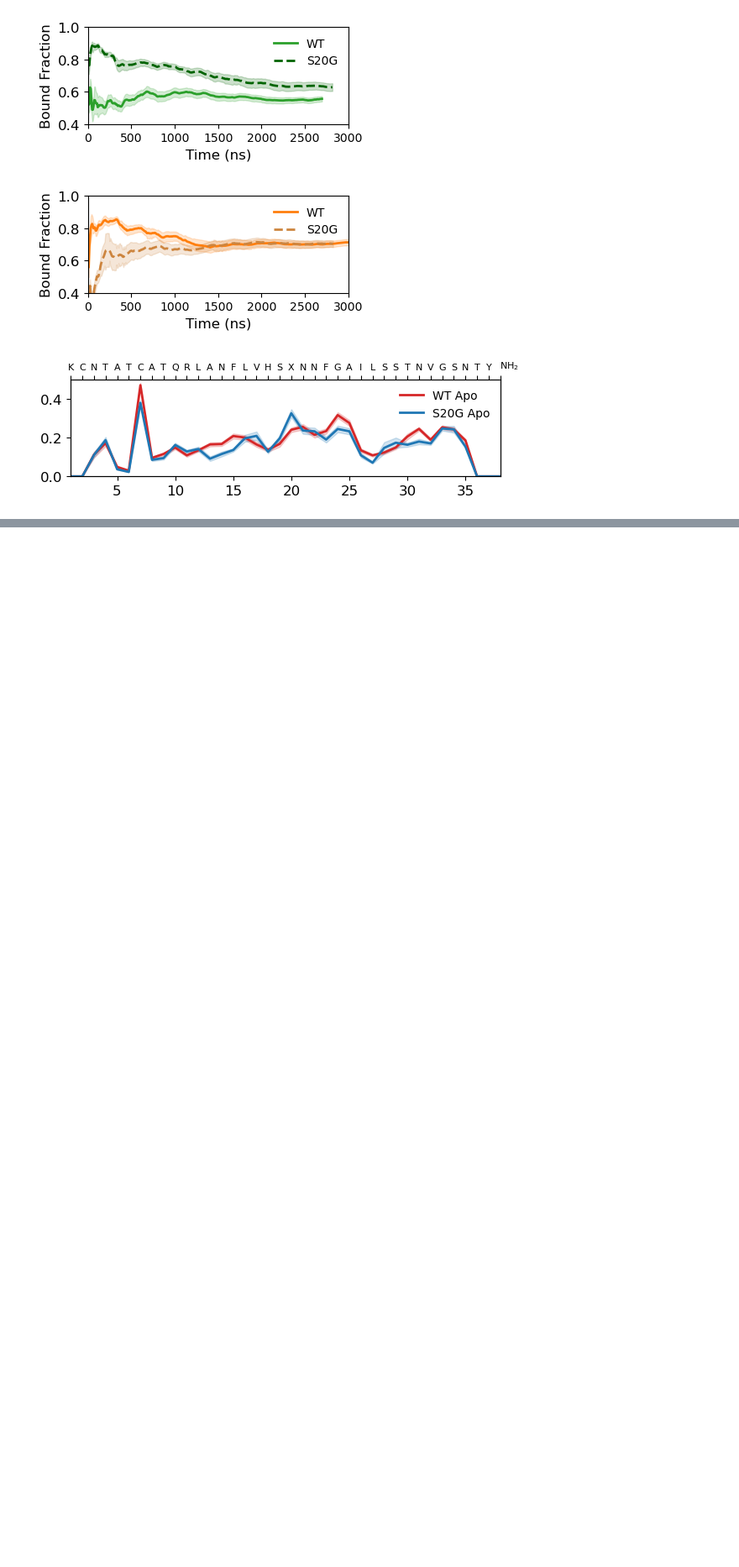
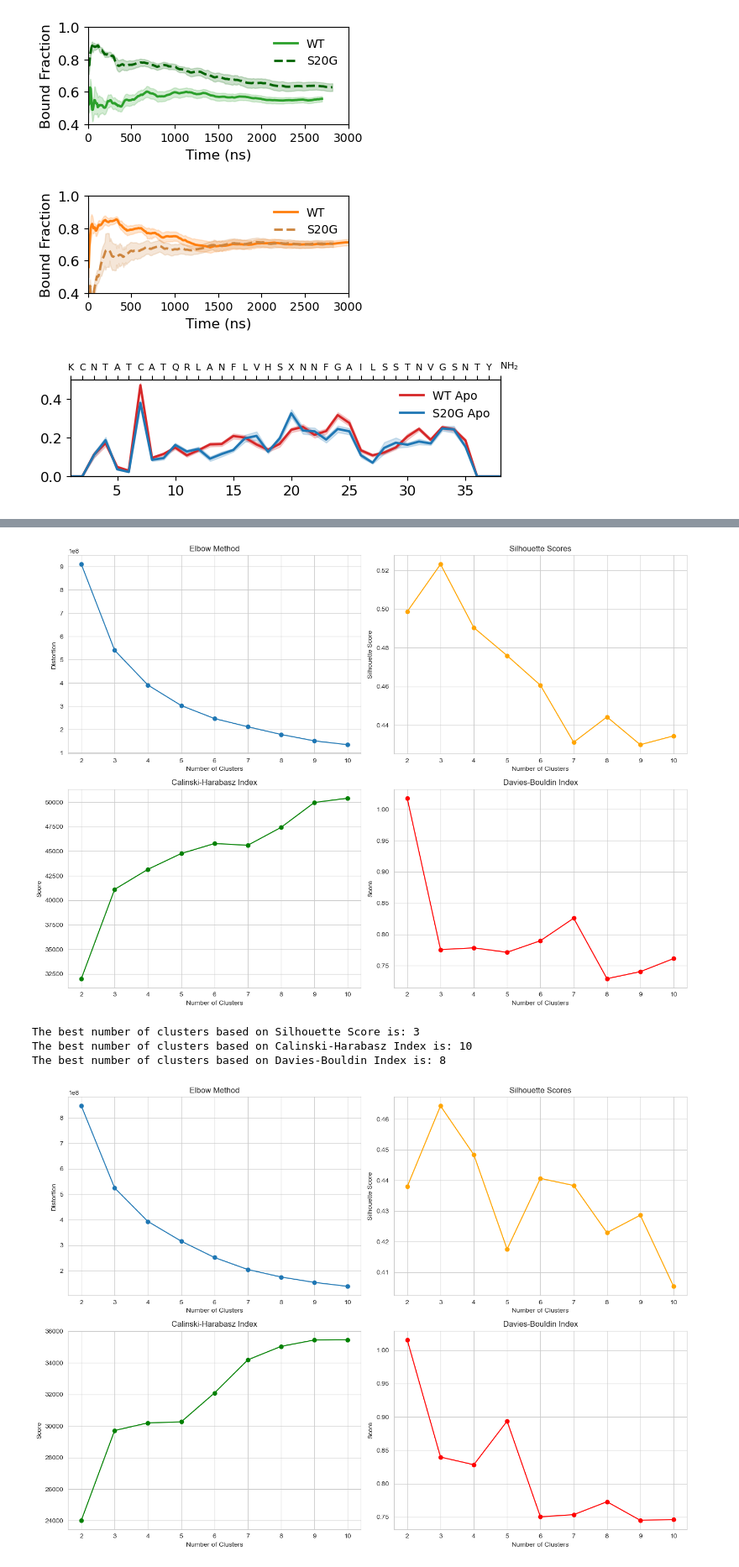
Before and after one commit to paulrobustelli/Garcia_hIAPP_monomer_binders_2025, a Jupyter notebook: main_text_figures.ipynb, the cells around one changed output, grey strips where cells are left out. Shown at 84% size. Saved outputs shown, nothing was run; the diff lists cells and outputs as text; code cells hidden in the pictures; blank space fills up the shorter version.

Commit message:
kmeans clustering analyses and rwt

```diff
--- a/main_text_figures.ipynb
+++ b/main_text_figures.ipynb
@@ -1090,0 +1093,36 @@ plt.show()
+# %%
+import numpy as np
+import matplotlib.pyplot as plt
+from sklearn.cluster import KMeans
+from sklearn.metrics import silhouette_score, calinski_harabasz_score, davies_bouldin_score
+
+# Function to evaluate KMeans with different cluster numbers
+# Function to evaluate KMeans with different cluster numbers
+def evaluate_kmeans(data, max_clusters=10):
+    distortions = []
+    silhouette_scores = []
+    calinski_harabasz_scores = []
+    davies_bouldin_scores = []
+    cluster_range = range(2, max_clusters + 1)
+
+    for n_clusters in cluster_range:
+        kmeans = KMeans(n_clusters=n_clusters, n_init=10, random_state=42)
+        kmeans.fit(data)
+        labels = kmeans.labels_
+
+        # Calculate distortion (sum of squared distances to centroids)
+        distortions.append(kmeans.inertia_)
+
+        # Calculate silhouette score
+        silhouette_avg = silhouette_score(data, labels)
+        silhouette_scores.append(silhouette_avg)
+
+        # Calculate Calinski-Harabasz score
+        ch_score = calinski_harabasz_score(data, labels)
+        calinski_harabasz_scores.append(ch_score)
+
+        # Calculate Davies-Bouldin score
+        db_score = davies_bouldin_score(data, labels)
+        davies_bouldin_scores.append(db_score)
+
+    return cluster_range, distortions, silhouette_scores, calinski_harabasz_scores, davies_bouldin_scores
@@ -1090,0 +1176,14 @@ plt.show()
+# %%
+all_dirs = [WT_apo_dir, WT_A_outdir, WT_I_outdir, S20G_A_outdir, S20G_I_outdir, S20G_A_outdir]
+for d in all_dirs:
+    X = np.load(d + "incPCs.npy")
+    # Evaluate KMeans with a range of clusters
+    cluster_range, distortions, silhouette_scores, calinski_harabasz_scores, davies_bouldin_scores= evaluate_kmeans(X)
+    plot_kmeans(cluster_range, distortions, silhouette_scores, calinski_harabasz_scores, davies_bouldin_scores)
+    del X
+# %% [output]
+[figure, added]
+The best number of clusters based on Silhouette Score is: 3
+The best number of clusters based on Calinski-Harabasz Index is: 10
+The best number of clusters based on Davies-Bouldin Index is: 8
+[figure, added]
```
Also changed, not shown: parts of 4 cells of this notebook, 52 other files.
